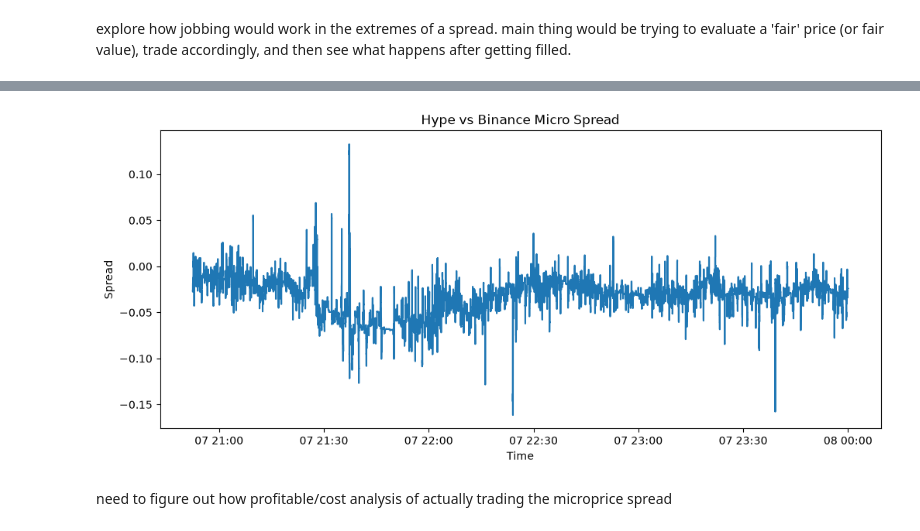
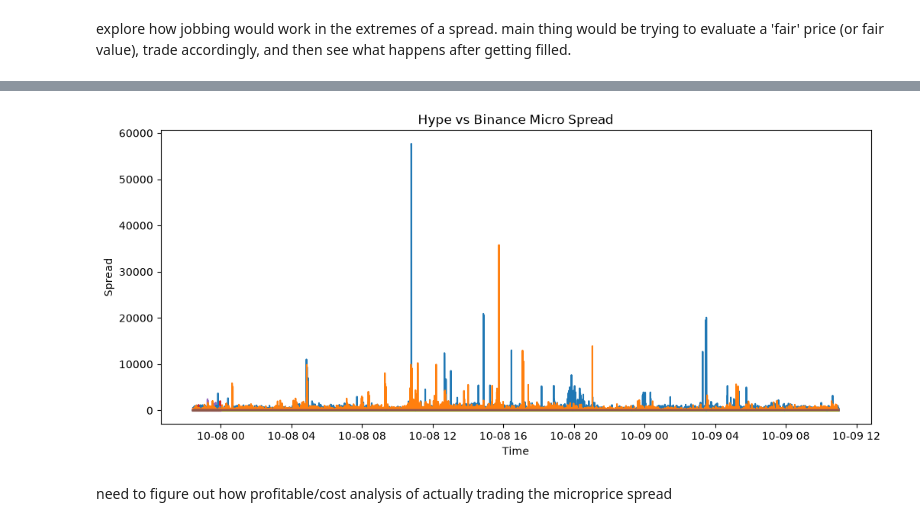
Before and after one commit to aliquid-novi/crypto_research, a Jupyter notebook: jobbing_based.ipynb, the cells around one changed output, grey strips where cells are left out. Saved outputs shown, nothing was run; the diff lists cells and outputs as text; code cells hidden in the pictures.

```diff
--- a/jobbing_based.ipynb
+++ b/jobbing_based.ipynb
@@ -52,0 +19,41 @@ df.tail()
+# %%
+# Select only the columns you need
+b = (
+    bin_hype[
+        ["mid", "bid", "ask", "bid_size", "ask_size", "imbalance", "microprice"]
+    ]
+    .rename(columns={
+        "mid": "bin_mid",
+        "bid": "bin_bid",
+        "ask": "bin_ask",
+        "bid_size": "bid_size_bin",
+        "ask_size": "ask_size_bin",
+        "imbalance": "imbalance_bin",
+        "microprice": "microprice_bin"
+    })
+    .sort_index()
+)
+
+h = (
+    hl_hype[
+        ["mid", "bid", "ask", "bid_size", "ask_size", "imbalance", "microprice"]
+    ]
+    .rename(columns={
+        "mid": "hl_mid",
+        "bid": "hl_bid",
+        "ask": "hl_ask",
+        "bid_size": "bid_size_hl",
+        "ask_size": "ask_size_hl",
+        "imbalance": "imbalance_hl",
+        "microprice": "microprice_hl"
+    })
+    .sort_index()
+)
+# %%
+df = (
+    pd.concat([b, h], axis=1, join="outer")
+    .sort_index()
+    .fillna(0)
+)
+
+df
@@ -53,5 +75,5 @@ df.tail()
 # %%
-df['microprice_spread'] = df['microprice_hl'] - df['microprice_bin']
+df['microprice_spread'] = df['hl_microprice'] - df['bin_microprice']
 df['mid_spread'] = df['hl_mid'] - df['bin_mid']
 df.head()
 # %% [output]
@@ -73,16 +103,16 @@ Index(['bin_mid', 'bin_bid', 'bin_ask', 'bid_size_bin', 'ask_size_bin',
 # %%
-plot = df['microprice_spread'].iloc[-75_000:]
+plot = df[df['microprice_spread'] != 0].iloc[-75_000:]
 
 fig, ax = plt.subplots(figsize = (12,5))
 
 ax.plot(plot.index, plot.to_numpy())
 ax.set_title("Hype vs Binance Micro Spread")
 ax.set_xlabel("Time")
 ax.set_ylabel("Spread")
 
 plt.show()
 # %% [output]
-[figure, old version]
+[figure, new version]
 # %% [markdown]
 need to figure out how profitable/cost analysis of actually trading the microprice spread
 # %%
```
Also changed, not shown: parts of 8 cells of this notebook, 7 other files.
